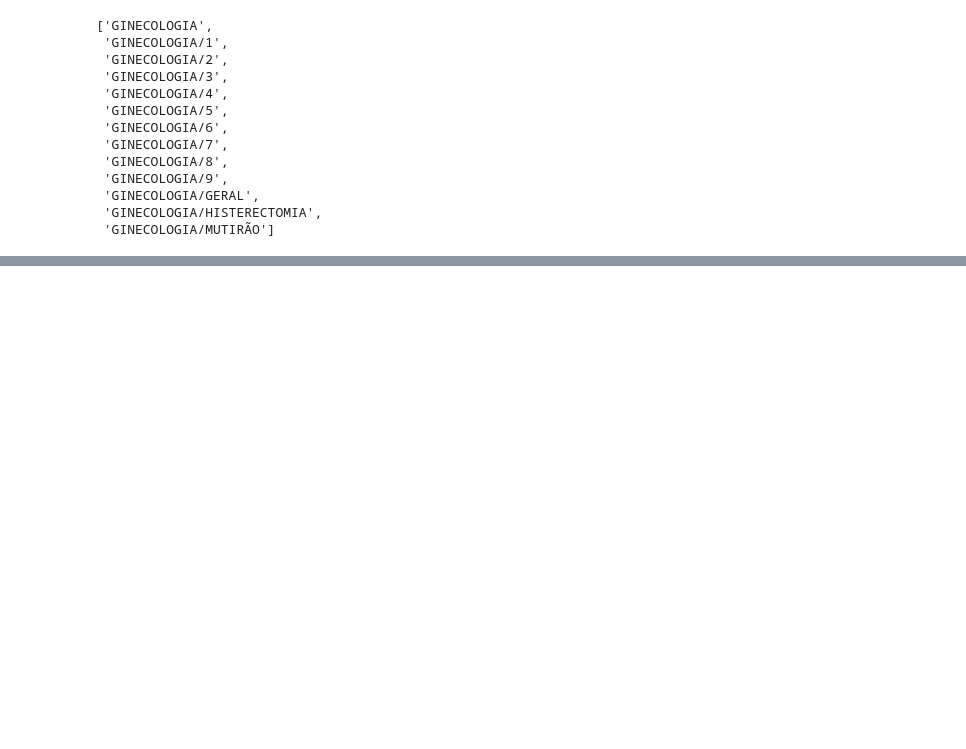
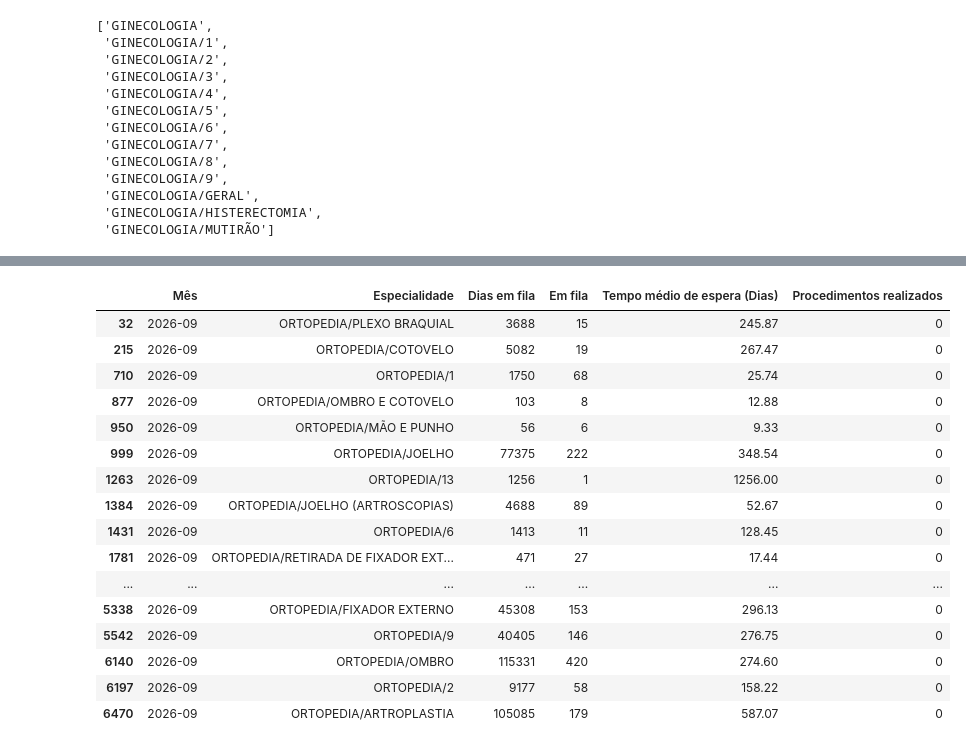
Before and after one commit to w4nessa/SaudeIndicadoresRegulacaoGoias, a Jupyter notebook: notebooks/01-eda-cirurgia.ipynb, the cells around one changed output, grey strips where cells are left out. Cells and saved outputs as stored; diff of their text form; code cells hidden in the pictures; blank space fills up the shorter version.

Commit message:
feat(eda): comparar linhas mãe e filhas por família em cirurgia

```diff
--- a/notebooks/01-eda-cirurgia.ipynb
+++ b/notebooks/01-eda-cirurgia.ipynb
@@ -107,0 +154,21 @@ sorted(cirurgia['Especialidade'].loc[cirurgia['Especialidade'].str.startswith('G
+# %%
+cirurgia_ortopedia = cirurgia.loc[cirurgia['Especialidade'].str.startswith('ORTOPEDIA')]
+cirurgia_ortopedia.loc[cirurgia_ortopedia["Mês"] == pd.Period('2026-09', 'M')]
+# %% [output]
+|  | Mês | Especialidade | Dias em fila | Em fila | Tempo médio de espera (Dias) | Procedimentos realizados |
+| 32 | 2026-09 | ORTOPEDIA/PLEXO BRAQUIAL | 3688 | 15 | 245.87 | 0 |
+| 215 | 2026-09 | ORTOPEDIA/COTOVELO | 5082 | 19 | 267.47 | 0 |
+| 710 | 2026-09 | ORTOPEDIA/1 | 1750 | 68 | 25.74 | 0 |
+| 877 | 2026-09 | ORTOPEDIA/OMBRO E COTOVELO | 103 | 8 | 12.88 | 0 |
+| 950 | 2026-09 | ORTOPEDIA/MÃO E PUNHO | 56 | 6 | 9.33 | 0 |
+| 999 | 2026-09 | ORTOPEDIA/JOELHO | 77375 | 222 | 348.54 | 0 |
+| 1263 | 2026-09 | ORTOPEDIA/13 | 1256 | 1 | 1256.00 | 0 |
+| 1384 | 2026-09 | ORTOPEDIA/JOELHO (ARTROSCOPIAS) | 4688 | 89 | 52.67 | 0 |
+| 1431 | 2026-09 | ORTOPEDIA/6 | 1413 | 11 | 128.45 | 0 |
+| 1781 | 2026-09 | ORTOPEDIA/RETIRADA DE FIXADOR EXT... | 471 | 27 | 17.44 | 0 |
+| ... | ... | ... | ... | ... | ... | ... |
+| 5338 | 2026-09 | ORTOPEDIA/FIXADOR EXTERNO | 45308 | 153 | 296.13 | 0 |
+| 5542 | 2026-09 | ORTOPEDIA/9 | 40405 | 146 | 276.75 | 0 |
+| 6140 | 2026-09 | ORTOPEDIA/OMBRO | 115331 | 420 | 274.60 | 0 |
+| 6197 | 2026-09 | ORTOPEDIA/2 | 9177 | 58 | 158.22 | 0 |
+| 6470 | 2026-09 | ORTOPEDIA/ARTROPLASTIA | 105085 | 179 | 587.07 | 0 |
```
Also changed, not shown: parts of 3 cells of this notebook.
